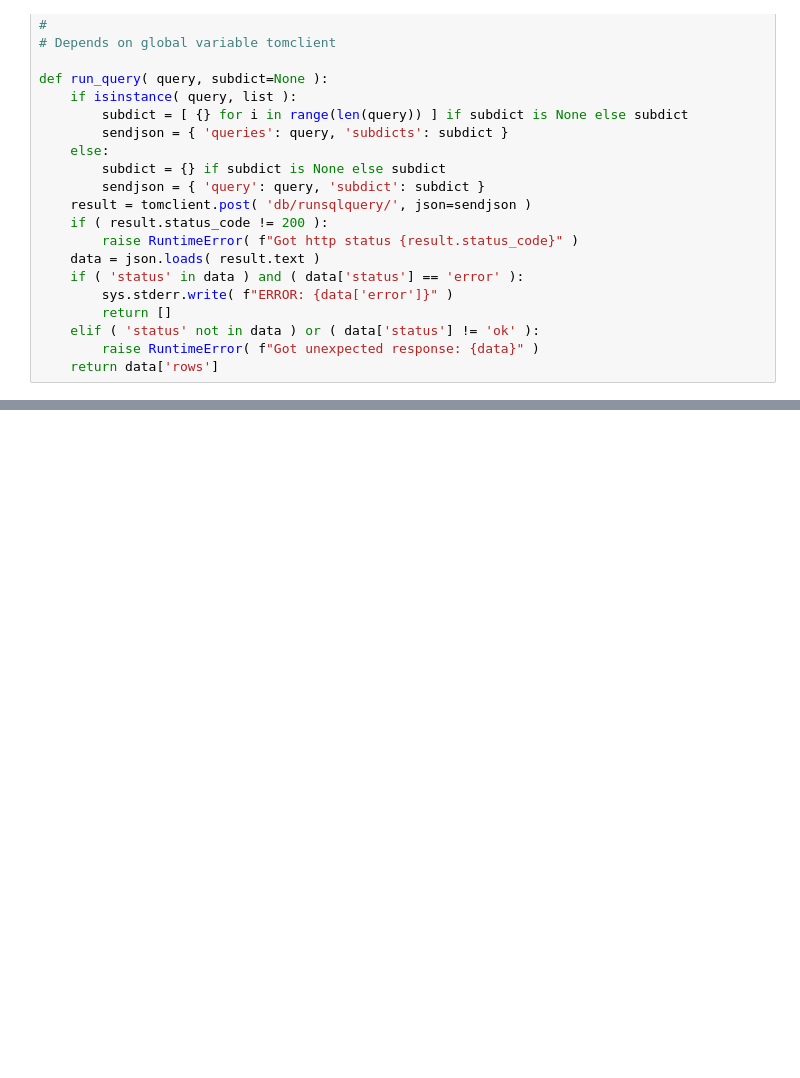
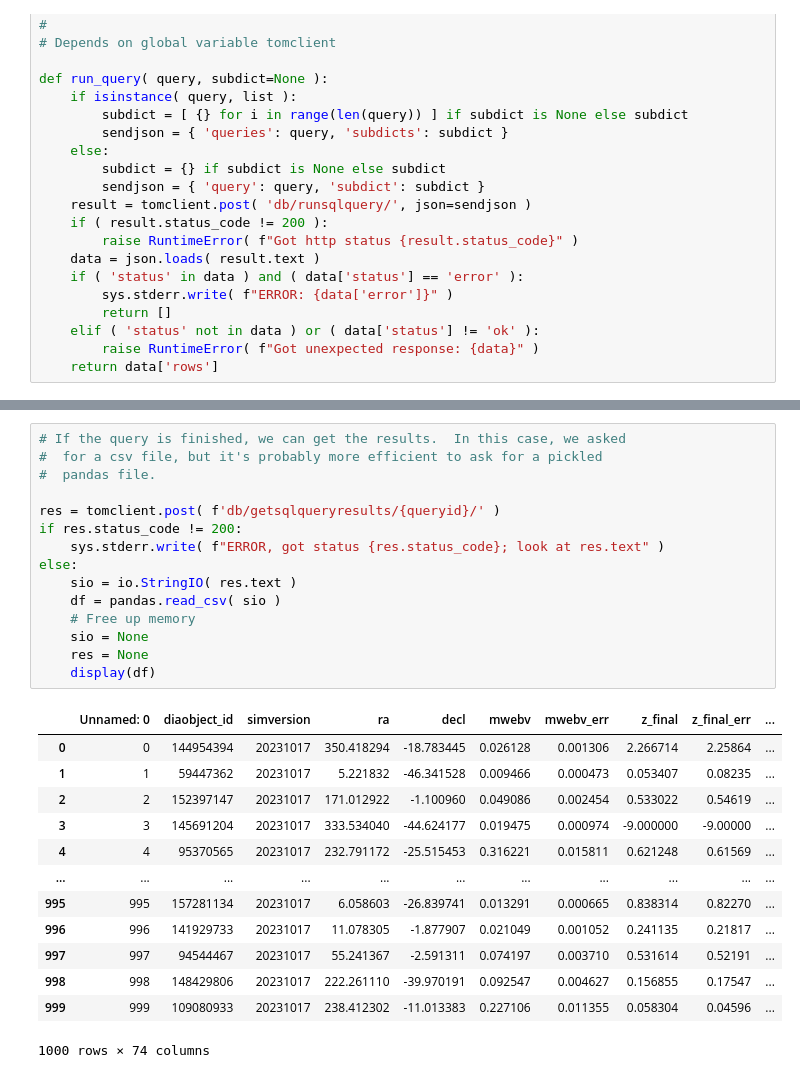
Before and after one commit to LSSTDESC/tom_desc, a Jupyter notebook: sql_query_tom_db.ipynb, the cells around one changed output, grey strips where cells are left out. Drawn from its saved outputs; the diff is of its cells as text; blank space fills up the shorter version.

```diff
--- a/sql_query_tom_db.ipynb
+++ b/sql_query_tom_db.ipynb
@@ -252,0 +407,29 @@ alertId          diaSourceId       diaObjectId      indirect_object
+# %%
+# If the query is finished, we can get the results.  In this case, we asked
+#  for a csv file, but it's probably more efficient to ask for a pickled
+#  pandas file.
+
+res = tomclient.post( f'db/getsqlqueryresults/{queryid}/' )
+if res.status_code != 200:
+    sys.stderr.write( f"ERROR, got status {res.status_code}; look at res.text" )
+else:
+    sio = io.StringIO( res.text )
+    df = pandas.read_csv( sio )
+    # Free up memory
+    sio = None
+    res = None
+    display(df)
+# %% [output]
+|  | Unnamed: 0 | diaobject_id | simversion | ra | decl | mwebv | mwebv_err | z_final | z_final_err | ... |
+| 0 | 0 | 144954394 | 20231017 | 350.418294 | -18.783445 | 0.026128 | 0.001306 | 2.266714 | 2.25864 | ... |
+| 1 | 1 | 59447362 | 20231017 | 5.221832 | -46.341528 | 0.009466 | 0.000473 | 0.053407 | 0.08235 | ... |
+| 2 | 2 | 152397147 | 20231017 | 171.012922 | -1.100960 | 0.049086 | 0.002454 | 0.533022 | 0.54619 | ... |
+| 3 | 3 | 145691204 | 20231017 | 333.534040 | -44.624177 | 0.019475 | 0.000974 | -9.000000 | -9.00000 | ... |
+| 4 | 4 | 95370565 | 20231017 | 232.791172 | -25.515453 | 0.316221 | 0.015811 | 0.621248 | 0.61569 | ... |
+| ... | ... | ... | ... | ... | ... | ... | ... | ... | ... | ... |
+| 995 | 995 | 157281134 | 20231017 | 6.058603 | -26.839741 | 0.013291 | 0.000665 | 0.838314 | 0.82270 | ... |
+| 996 | 996 | 141929733 | 20231017 | 11.078305 | -1.877907 | 0.021049 | 0.001052 | 0.241135 | 0.21817 | ... |
+| 997 | 997 | 94544467 | 20231017 | 55.241367 | -2.591311 | 0.074197 | 0.003710 | 0.531614 | 0.52191 | ... |
+| 998 | 998 | 148429806 | 20231017 | 222.261110 | -39.970191 | 0.092547 | 0.004627 | 0.156855 | 0.17547 | ... |
+| 999 | 999 | 109080933 | 20231017 | 238.412302 | -11.013383 | 0.227106 | 0.011355 | 0.058304 | 0.04596 | ... |
+1000 rows × 74 columns
```
Also changed, not shown: parts of 18 cells of this notebook, 6 other files.
